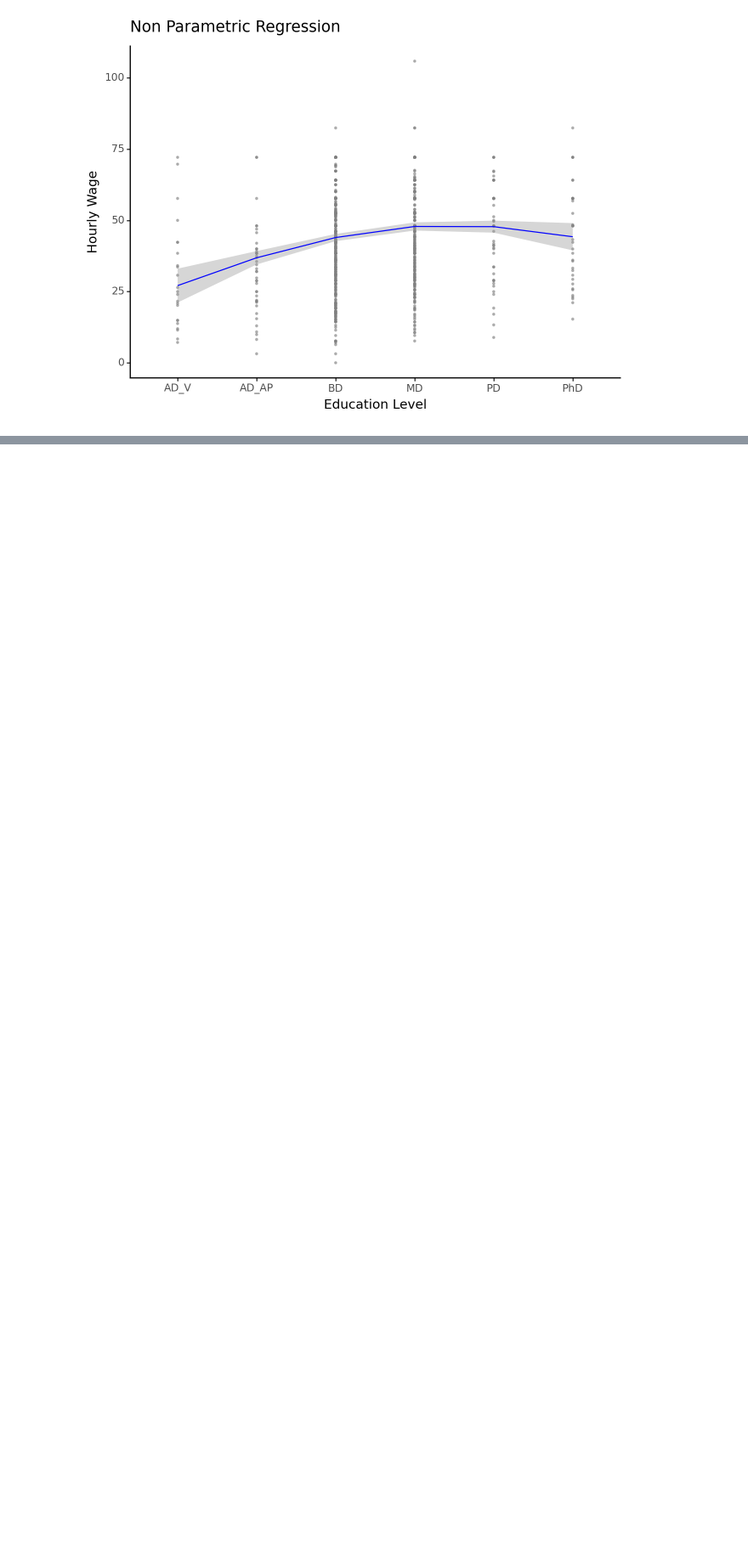
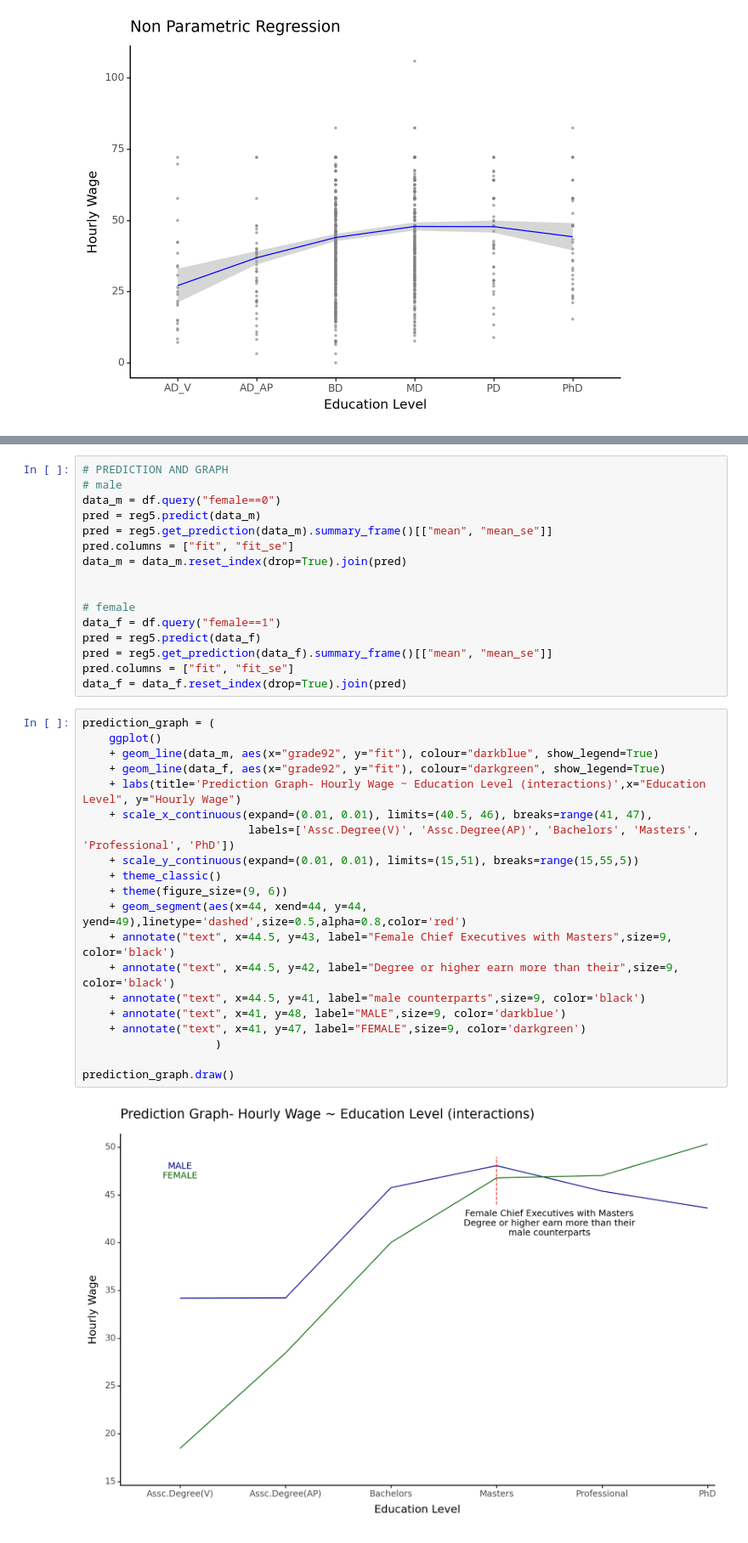
Before and after one commit to arbash-malik/DA2, a Jupyter notebook: Assignment 1/Assignment Code.ipynb, the cells around one changed output, grey strips where cells are left out. Shown at 85% size. Drawn from its saved outputs; the diff is of its cells as text; blank space fills up the shorter version.

Commit message:
Added Multi Regression with interaction

```diff
--- a/Assignment 1/Assignment Code.ipynb
+++ b/Assignment 1/Assignment Code.ipynb
@@ -271,0 +368,38 @@ non_parametric_plot.draw()
+# %%
+# PREDICTION AND GRAPH
+# male
+data_m = df.query("female==0")
+pred = reg5.predict(data_m)
+pred = reg5.get_prediction(data_m).summary_frame()[["mean", "mean_se"]]
+pred.columns = ["fit", "fit_se"]
+data_m = data_m.reset_index(drop=True).join(pred)
+
+
+# female
+data_f = df.query("female==1")
+pred = reg5.predict(data_f)
+pred = reg5.get_prediction(data_f).summary_frame()[["mean", "mean_se"]]
+pred.columns = ["fit", "fit_se"]
+data_f = data_f.reset_index(drop=True).join(pred)
+# %%
+prediction_graph = (
+    ggplot()
+    + geom_line(data_m, aes(x="grade92", y="fit"), colour="darkblue", show_legend=True)
+    + geom_line(data_f, aes(x="grade92", y="fit"), colour="darkgreen", show_legend=True)
+    + labs(title='Prediction Graph- Hourly Wage ~ Education Level (interactions)',x="Education Level", y="Hourly Wage")
+    + scale_x_continuous(expand=(0.01, 0.01), limits=(40.5, 46), breaks=range(41, 47),
+                         labels=['Assc.Degree(V)', 'Assc.Degree(AP)', 'Bachelors', 'Masters', 'Professional', 'PhD'])
+    + scale_y_continuous(expand=(0.01, 0.01), limits=(15,51), breaks=range(15,55,5))
+    + theme_classic()
+    + theme(figure_size=(9, 6))
+    + geom_segment(aes(x=44, xend=44, y=44, yend=49),linetype='dashed',size=0.5,alpha=0.8,color='red')
+    + annotate("text", x=44.5, y=43, label="Female Chief Executives with Masters",size=9, color='black')
+    + annotate("text", x=44.5, y=42, label="Degree or higher earn more than their",size=9, color='black')
+    + annotate("text", x=44.5, y=41, label="male counterparts",size=9, color='black')
+    + annotate("text", x=41, y=48, label="MALE",size=9, color='darkblue')
+    + annotate("text", x=41, y=47, label="FEMALE",size=9, color='darkgreen')
+                    )
+
+prediction_graph.draw()
+# %% [output]
+[figure, added]
```
Also changed, not shown: parts of 8 cells of this notebook.
